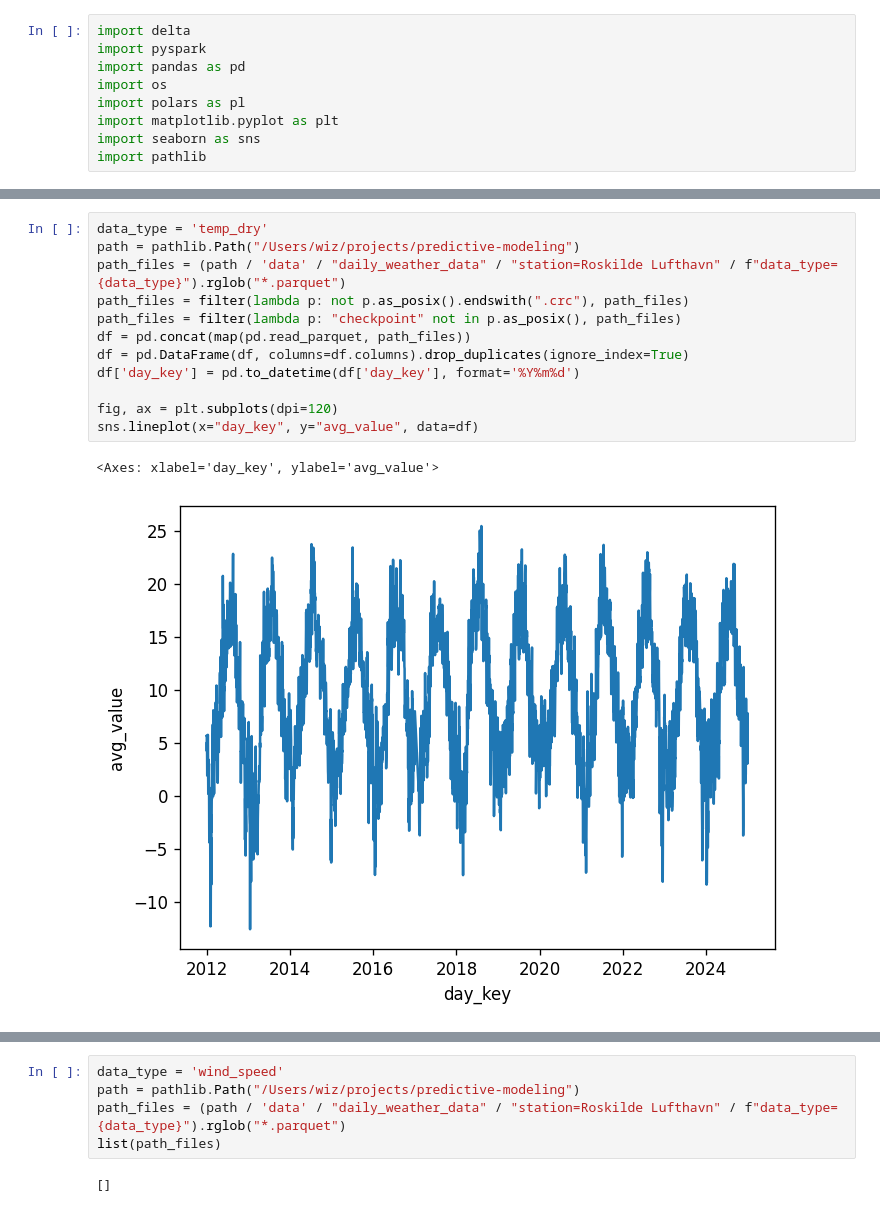
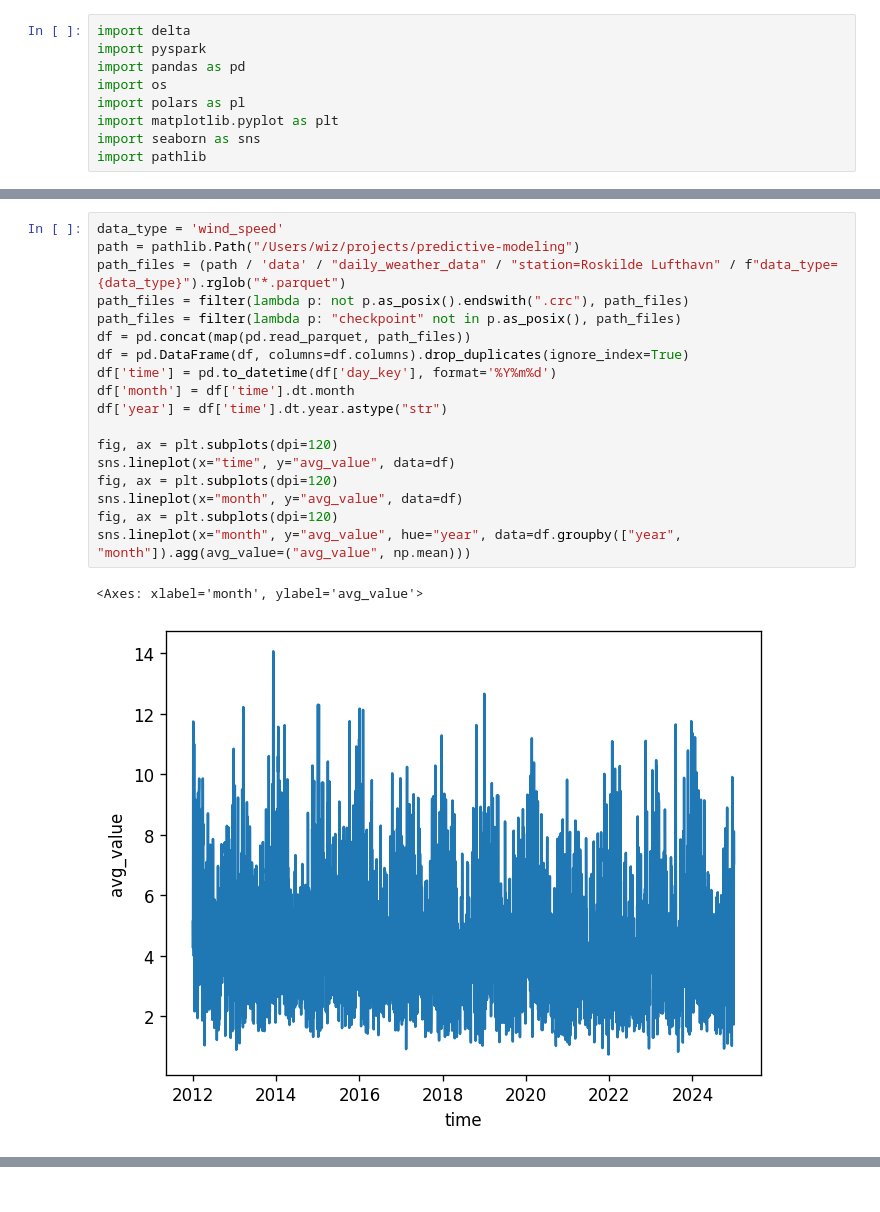
Before and after one commit to wizDs/predictive-modeling, a Jupyter notebook: apps/weather-data-db/analysis-polars.ipynb, the cells around one changed output, grey strips where cells are left out. Cells and saved outputs as stored; diff of their text form.

```diff
--- a/apps/weather-data-db/analysis-polars.ipynb
+++ b/apps/weather-data-db/analysis-polars.ipynb
@@ -10,15 +36,21 @@ import pathlib
 # %%
-data_type = 'temp_dry'
+data_type = 'wind_speed'
 path = pathlib.Path("/Users/wiz/projects/predictive-modeling")
 path_files = (path / 'data' / "daily_weather_data" / "station=Roskilde Lufthavn" / f"data_type={data_type}").rglob("*.parquet")
 path_files = filter(lambda p: not p.as_posix().endswith(".crc"), path_files)
 path_files = filter(lambda p: "checkpoint" not in p.as_posix(), path_files)
 df = pd.concat(map(pd.read_parquet, path_files))
 df = pd.DataFrame(df, columns=df.columns).drop_duplicates(ignore_index=True)
-df['day_key'] = pd.to_datetime(df['day_key'], format='%Y%m%d')
+df['time'] = pd.to_datetime(df['day_key'], format='%Y%m%d')
+df['month'] = df['time'].dt.month
+df['year'] = df['time'].dt.year.astype("str")
 
 fig, ax = plt.subplots(dpi=120)
-sns.lineplot(x="day_key", y="avg_value", data=df)
+sns.lineplot(x="time", y="avg_value", data=df)
+fig, ax = plt.subplots(dpi=120)
+sns.lineplot(x="month", y="avg_value", data=df)
+fig, ax = plt.subplots(dpi=120)
+sns.lineplot(x="month", y="avg_value", hue="year", data=df.groupby(["year", "month"]).agg(avg_value=("avg_value", np.mean)))
 # %% [output]
-<Axes: xlabel='day_key', ylabel='avg_value'>
+<Axes: xlabel='month', ylabel='avg_value'>
-[figure, old version]
+[figure, new version]
@@ -25,8 +59 @@ sns.lineplot(x="day_key", y="avg_value", data=df)
-# %%
-data_type = 'wind_speed'
-path = pathlib.Path("/Users/wiz/projects/predictive-modeling")
-path_files = (path / 'data' / "daily_weather_data" / "station=Roskilde Lufthavn" / f"data_type={data_type}").rglob("*.parquet")
-list(path_files)
-# %% [output]
-[]
 # %%
```
Also changed, not shown: parts of 3 cells of this notebook, 2 other files.
